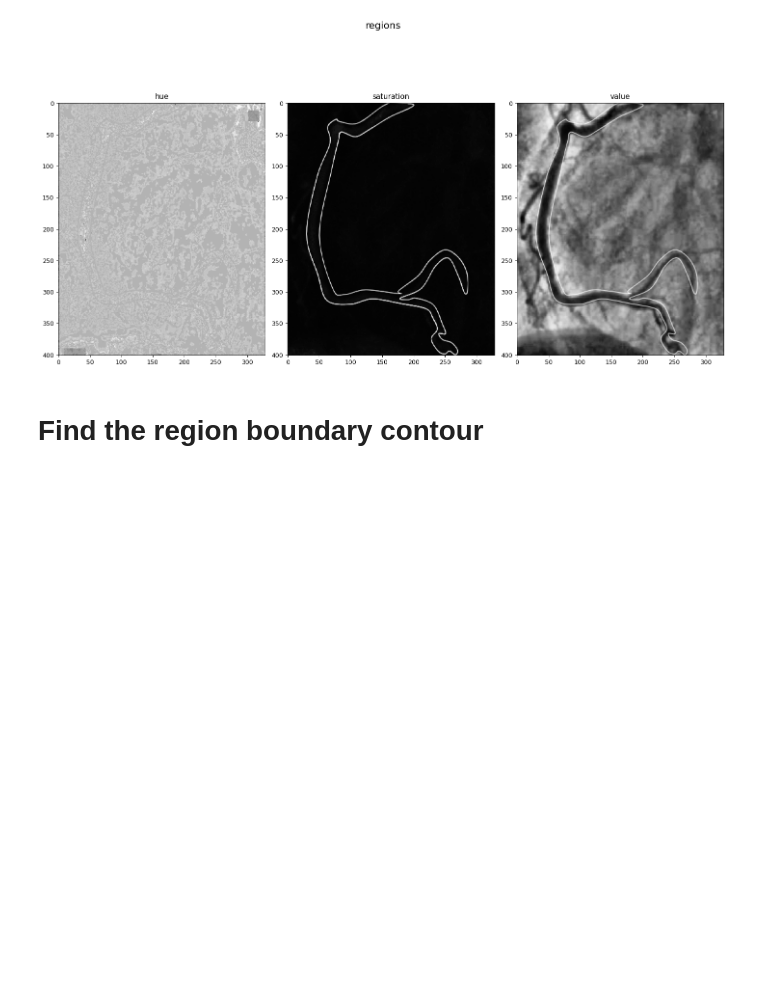
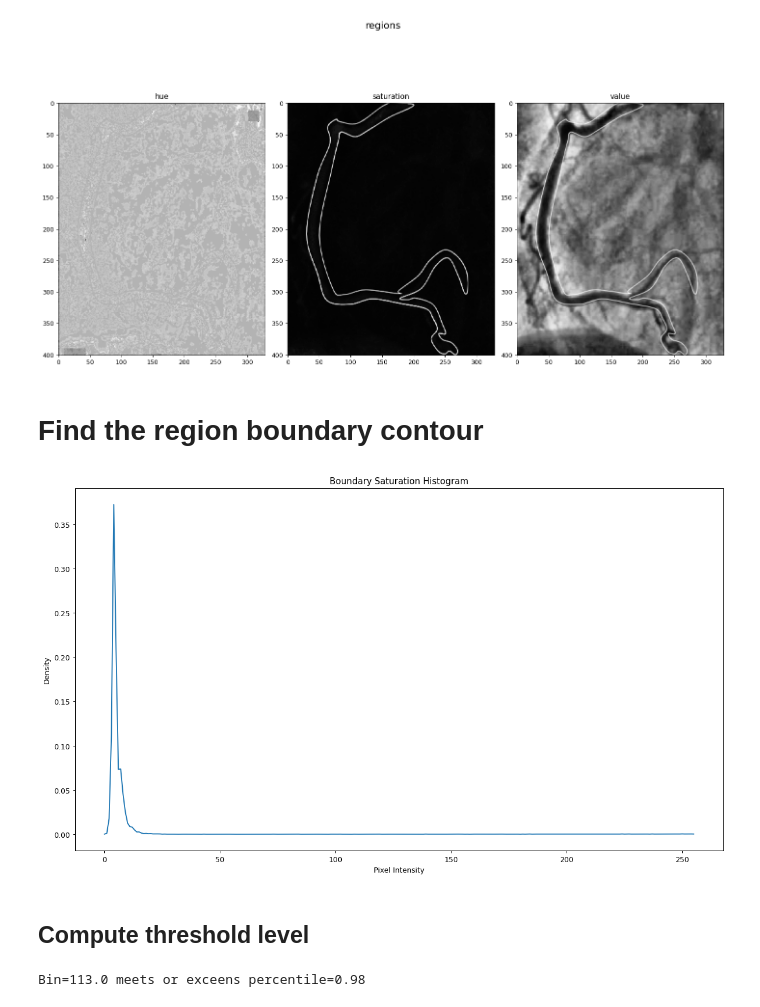
Before and after one commit to jbenshetler/vessel_segmentation, a Jupyter notebook: seg.ipynb, the cells around one changed output. Saved outputs shown, nothing was run; the diff lists cells and outputs as text; code cells hidden in the pictures; blank space fills up the shorter version.

Commit message:
Thresholding saturation

```diff
--- a/seg.ipynb
+++ b/seg.ipynb
@@ -68,3 +69,15 @@ show_channels(hsv, 'regions', subtitles=['hue', 'saturation', 'value'])
 [figure]
 # %% [markdown]
 # Find the region boundary contour
+# %%
+bins, hist = histogram_plot(hsv[:,:,1], "Boundary Saturation Histogram")
+# %% [output]
+[figure, added]
+# %% [markdown]
+## Compute threshold level
+# %%
+percentile = 0.98
+bin_index = np.argmax( np.cumsum(hist) >= percentile*np.sum(hist) )
+print(f"Bin={bins[bin_index]} meets or exceens percentile={percentile}")
+# %% [output]
+Bin=113.0 meets or exceens percentile=0.98
```
Also changed, not shown: parts of 9 cells of this notebook.
